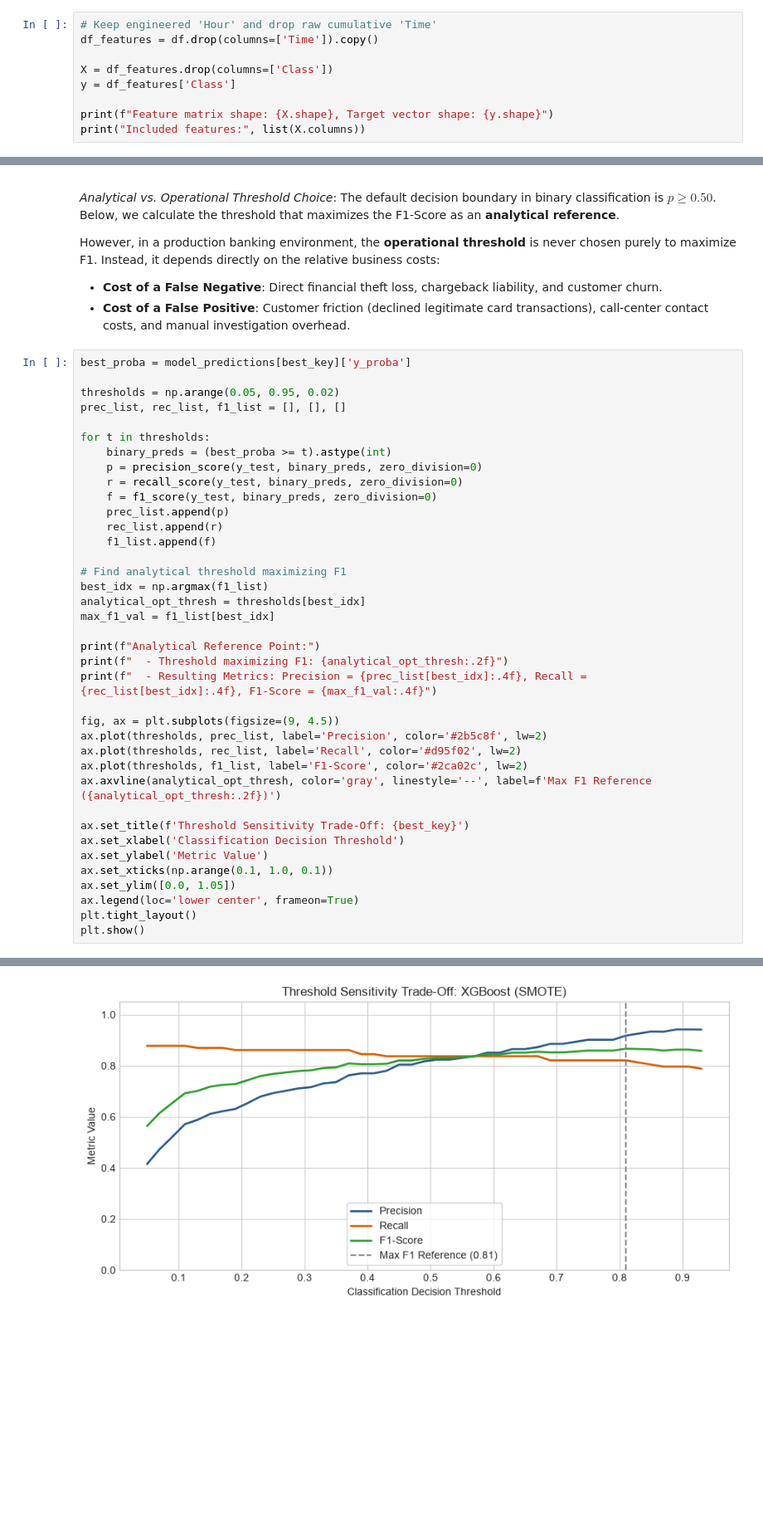
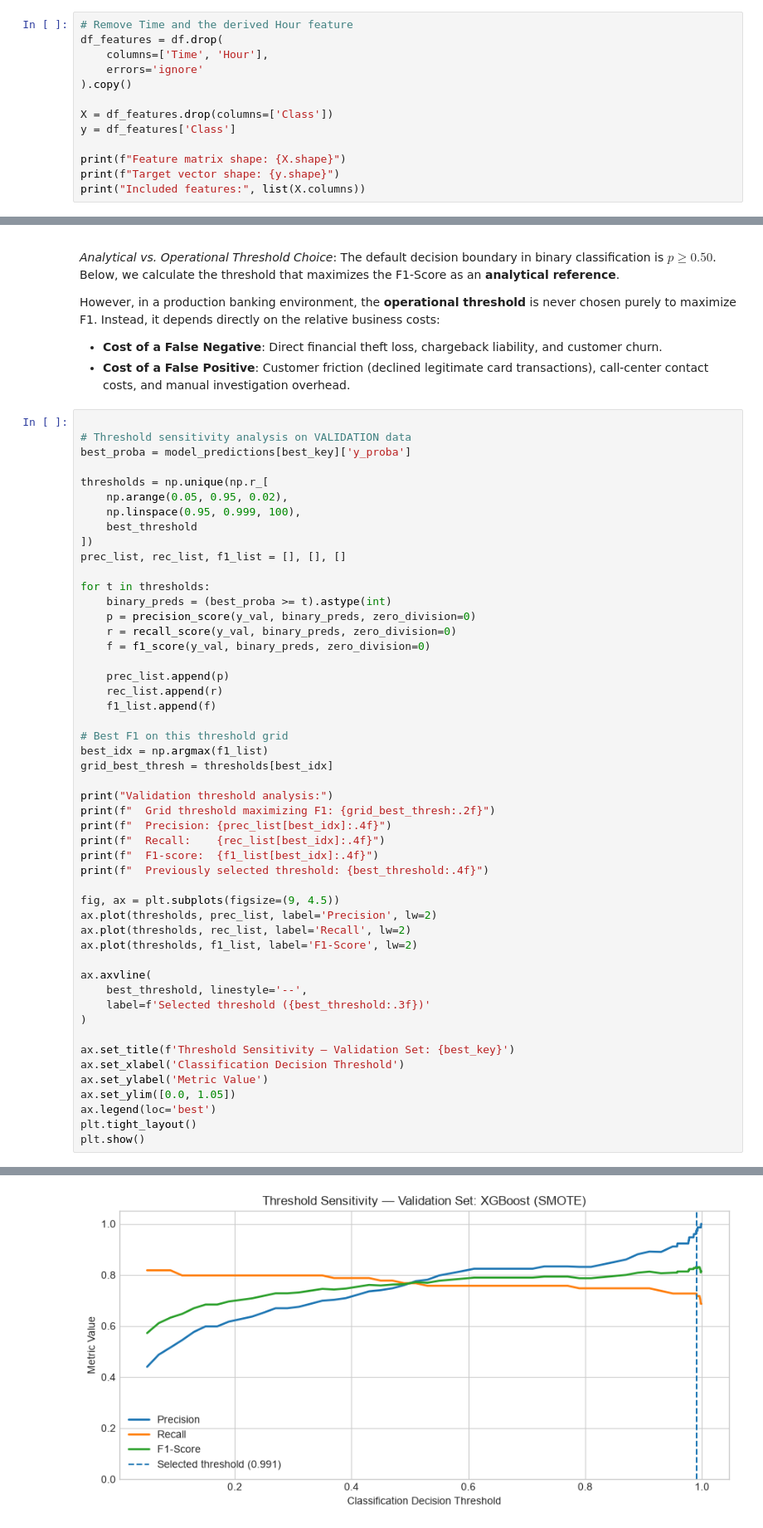
Before and after one commit to Ritvik440/credit-card-fraud-detection, a Jupyter notebook: Credit Card Fraud Detection - Classification.ipynb, the cells around one changed output, grey strips where cells are left out. Shown at 83% size. Saved outputs shown, nothing was run; the diff lists cells and outputs as text; blank space fills up the shorter version.

```diff
--- a/Credit Card Fraud Detection - Classification.ipynb
+++ b/Credit Card Fraud Detection - Classification.ipynb
@@ -262,12 +290,16 @@ We incorporate the engineered `Hour` feature to capture diurnal cycles and drop
 
 *Note on Empirical Evaluation*: Deriving `Hour` and choosing `RobustScaler` are empirical decisions rather than assumed performance boosters. Our experiments evaluate how models perform with these transformations.
 # %%
-# Keep engineered 'Hour' and drop raw cumulative 'Time'
-df_features = df.drop(columns=['Time']).copy()
+# Remove Time and the derived Hour feature
+df_features = df.drop(
+    columns=['Time', 'Hour'],
+    errors='ignore'
+).copy()
 
 X = df_features.drop(columns=['Class'])
 y = df_features['Class']
 
-print(f"Feature matrix shape: {X.shape}, Target vector shape: {y.shape}")
+print(f"Feature matrix shape: {X.shape}")
+print(f"Target vector shape: {y.shape}")
 print("Included features:", list(X.columns))
 # %% [output]
@@ -598,41 +750,53 @@ However, in a production banking environment, the **operational threshold** is n
 - **Cost of a False Negative**: Direct financial theft loss, chargeback liability, and customer churn.
 - **Cost of a False Positive**: Customer friction (declined legitimate card transactions), call-center contact costs, and manual investigation overhead.
 # %%
+
+# Threshold sensitivity analysis on VALIDATION data
 best_proba = model_predictions[best_key]['y_proba']
 
-thresholds = np.arange(0.05, 0.95, 0.02)
+thresholds = np.unique(np.r_[
+    np.arange(0.05, 0.95, 0.02),
+    np.linspace(0.95, 0.999, 100),
+    best_threshold
+])
 prec_list, rec_list, f1_list = [], [], []
 
 for t in thresholds:
     binary_preds = (best_proba >= t).astype(int)
-    p = precision_score(y_test, binary_preds, zero_division=0)
-    r = recall_score(y_test, binary_preds, zero_division=0)
-    f = f1_score(y_test, binary_preds, zero_division=0)
+    p = precision_score(y_val, binary_preds, zero_division=0)
+    r = recall_score(y_val, binary_preds, zero_division=0)
+    f = f1_score(y_val, binary_preds, zero_division=0)
+
     prec_list.append(p)
     rec_list.append(r)
     f1_list.append(f)
 
-# Find analytical threshold maximizing F1
+# Best F1 on this threshold grid
 best_idx = np.argmax(f1_list)
-analytical_opt_thresh = thresholds[best_idx]
-max_f1_val = f1_list[best_idx]
+grid_best_thresh = thresholds[best_idx]
 
-print(f"Analytical Reference Point:")
-print(f"  - Threshold maximizing F1: {analytical_opt_thresh:.2f}")
-print(f"  - Resulting Metrics: Precision = {prec_list[best_idx]:.4f}, Recall = {rec_list[best_idx]:.4f}, F1-Score = {max_f1_val:.4f}")
+print("Validation threshold analysis:")
+print(f"  Grid threshold maximizing F1: {grid_best_thresh:.2f}")
+print(f"  Precision: {prec_list[best_idx]:.4f}")
+print(f"  Recall:    {rec_list[best_idx]:.4f}")
+print(f"  F1-score:  {f1_list[best_idx]:.4f}")
+print(f"  Previously selected threshold: {best_threshold:.4f}")
 
 fig, ax = plt.subplots(figsize=(9, 4.5))
-ax.plot(thresholds, prec_list, label='Precision', color='#2b5c8f', lw=2)
-ax.plot(thresholds, rec_list, label='Recall', color='#d95f02', lw=2)
-ax.plot(thresholds, f1_list, label='F1-Score', color='#2ca02c', lw=2)
-ax.axvline(analytical_opt_thresh, color='gray', linestyle='--', label=f'Max F1 Reference ({analytical_opt_thresh:.2f})')
+ax.plot(thresholds, prec_list, label='Precision', lw=2)
+ax.plot(thresholds, rec_list, label='Recall', lw=2)
+ax.plot(thresholds, f1_list, label='F1-Score', lw=2)
 
-ax.set_title(f'Threshold Sensitivity Trade-Off: {best_key}')
+ax.axvline(
+    best_threshold, linestyle='--',
+    label=f'Selected threshold ({best_threshold:.3f})'
+)
+
+ax.set_title(f'Threshold Sensitivity — Validation Set: {best_key}')
 ax.set_xlabel('Classification Decision Threshold')
 ax.set_ylabel('Metric Value')
-ax.set_xticks(np.arange(0.1, 1.0, 0.1))
 ax.set_ylim([0.0, 1.05])
-ax.legend(loc='lower center', frameon=True)
+ax.legend(loc='best')
 plt.tight_layout()
 plt.show()
 # %% [output]
@@ -642 +809 @@ Analytical Reference Point:
-[figure, old version]
+[figure, new version]
```
Also changed, not shown: parts of 17 cells of this notebook.
